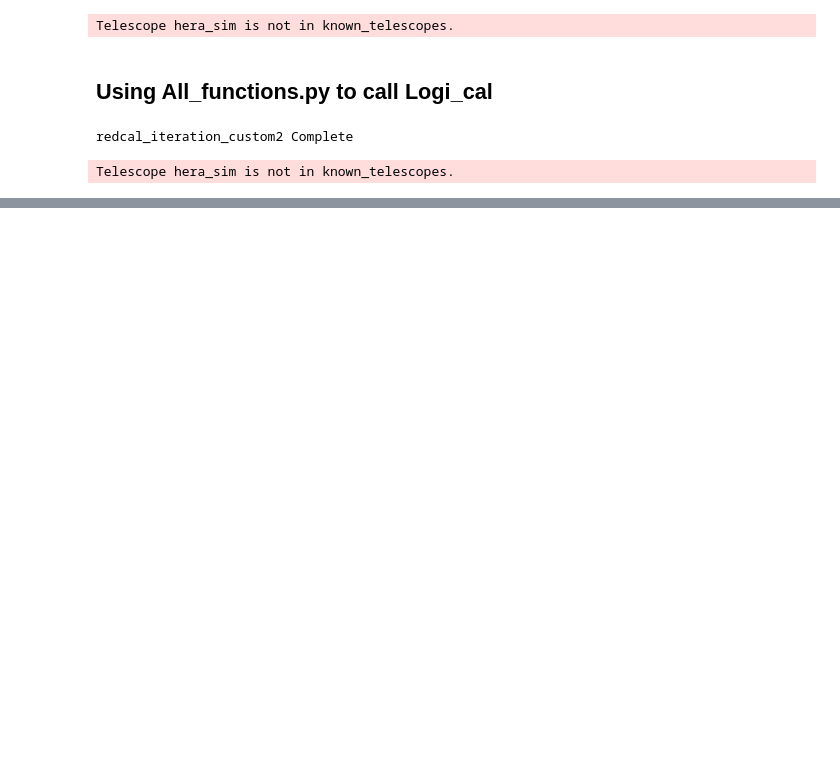
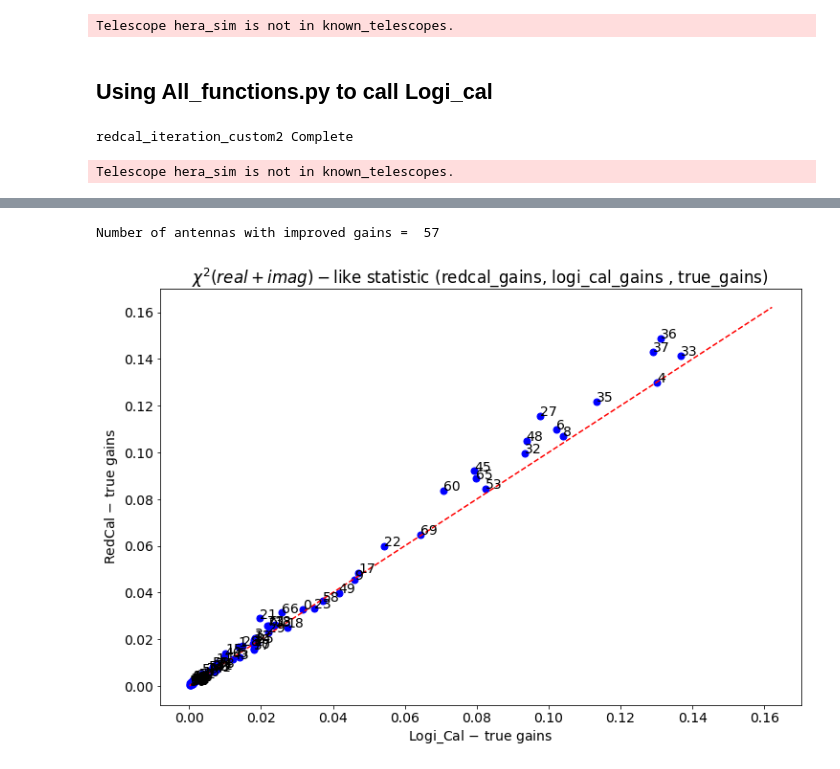
Before and after one commit to KabeloMalapane/logi_cal, a Jupyter notebook: run_Logi-cal.ipynb, the cells around one changed output, grey strips where cells are left out. Saved outputs shown, nothing was run; the diff lists cells and outputs as text; code cells hidden in the pictures; blank space fills up the shorter version.

```diff
--- a/run_Logi-cal.ipynb
+++ b/run_Logi-cal.ipynb
@@ -188,0 +251,44 @@ aa = [[(0, 3, 'ee'), (2, 5, 'ee'), (6, 9, 'ee')], [(1, 4, 'ee'), (5, 8, 'ee')],
+# %%
+# x_values = np.real(X_custom_true)  ## Logi_Cal
+# y_values = np.real(X_red_true)    ## RedCal
+
+# x_values = np.imag(X_custom_true)  ## Logi_Cal
+# y_values = np.imag(X_red_true)    ## RedCal
+
+# x_values = np.abs(X_custom_true)  ## Logi_Cal
+# y_values = np.abs(X_red_true)    ## RedCal
+
+x_values = np.array(X_custom_true_sum)  ## Logi_Cal
+y_values = np.array(X_red_true_sum)   ## RedCal
+
+
+fit_line = np.linspace(np.min(x_values), np.max(y_values)+(0.09*np.max(y_values)), len(x_values))
+
+# fit_line = np.linspace(np.min(x_values), np.max(x_values), len(x_values))
+
+
+len_true = x_values<y_values
+true_count = sum(len_true)
+
+
+print("Number of antennas with improved gains = ", true_count)
+plt.figure(figsize=(12,8))
+for i in range(len(y_values)):
+    plt.plot(x_values[i], y_values[i], 'bo', markersize=7)
+    plt.annotate('{}'.format(i), (x_values[i], y_values[i]) )
+
+
+plt.plot(fit_line,fit_line, 'r--')
+# plt.plot(np.unique(x_values), np.poly1d(np.polyfit(x_values, y_values, 1))(np.unique(x_values)))
+plt.xlabel('Logi_Cal $-$ true gains')
+plt.ylabel('RedCal $-$ true gains')
+# plt.title('$\chi^2 (Real)-$like statistic (redcal_gains, logi_cal_gains , true_gains) ')
+plt.title('$\chi^2 (real+imag)-$like statistic (redcal_gains, logi_cal_gains , true_gains) ')
+
+# plt.savefig('../non-redundant-pipeline/test_simulations/plots/_' +non_red_case+'_'+calib_param + '_({})_3-2__({}).jpeg'.format(N_red_clusters, true_count))
+# plt.savefig('../plots/Testing_logi-cal/random_clustering/_' +non_red_case+'_'+calib_param + '_({})_{}-3__({}).jpeg'.format(N_red_clusters,custom_groups[1] , true_count))
+
+plt.show()
+# %% [output]
+Number of antennas with improved gains =  57
+[figure, added]
```
Also changed, not shown: parts of 19 cells of this notebook.
